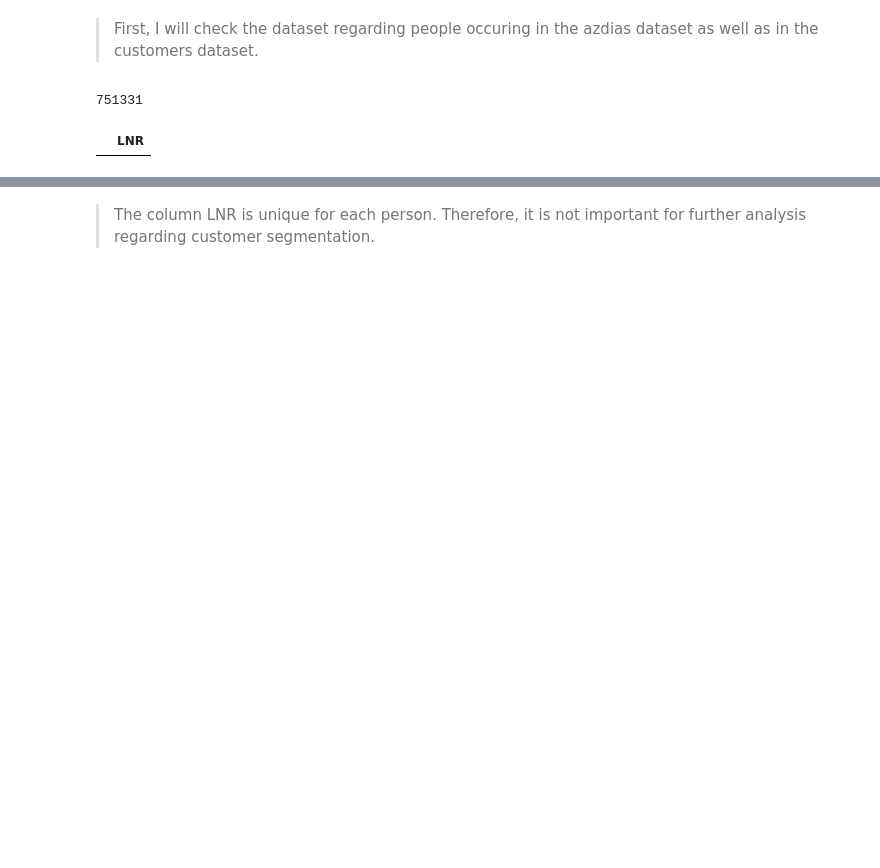
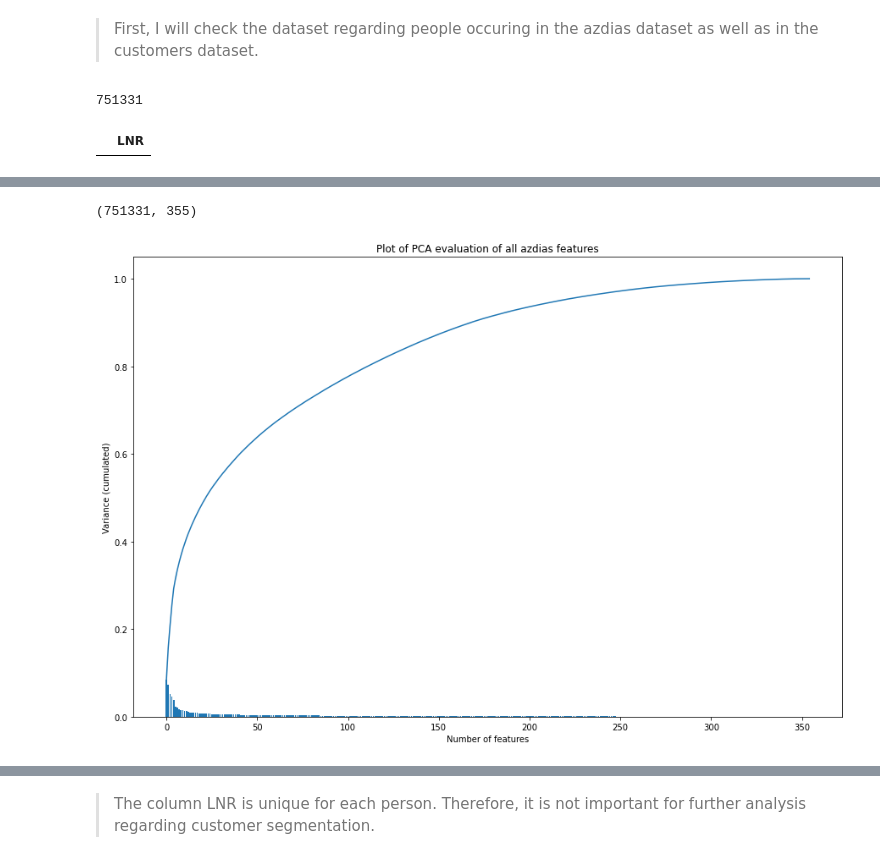
Before and after one commit to the-m8/Travelling_to_Seattle_Accomodations, a Jupyter notebook: Project_4/Arvato Project Workbook.ipynb, the cells around one changed output, grey strips where cells are left out. Cells and saved outputs as stored; diff of their text form; code cells hidden in the pictures; blank space fills up the shorter version.

```diff
--- a/Project_4/Arvato Project Workbook.ipynb
+++ b/Project_4/Arvato Project Workbook.ipynb
@@ -558,0 +677,4 @@ people_df[people_df.duplicated() == True]
+# %%
+azdias_new = prepare_columns(azdias_clean)
+# %%
+azdias_new = perform_scaling(azdias_new)
@@ -558,0 +743,34 @@ people_df[people_df.duplicated() == True]
+# %%
+def pca_features(df, n_components = None):
+    '''
+    INPUT:
+    df - (pandas dataframe) df as defined at the top of the notebook
+    n_components - number of components to keep. Default = None
+
+    OUTPUT:
+    pca_trans - (array) Projection of X in the first principal components,
+    where n_samples is the number of samples and n_components is the number of the components.
+    pca_fit - (array) instance itself
+
+    '''
+    pca_fit = PCA(n_components).fit(df)
+    pca_trans = pca_fit.transform(df)
+
+    return pca_trans, pca_fit
+# %%
+azdias_trans, azdias_fit = pca_features(azdias_new)
+# %%
+azdias_trans.shape
+# %% [output]
+(751331, 355)
+# %%
+plt.figure(figsize=(15, 10))
+ax = plt.subplot()
+ax.bar(np.arange(len(azdias_fit.explained_variance_ratio_)), azdias_fit.explained_variance_ratio_)
+ax.plot(np.cumsum(azdias_fit.explained_variance_ratio_))
+
+ax.set_xlabel('Number of features')
+ax.set_ylabel('Variance (cumulated)')
+plt.title('Plot of PCA evaluation of all azdias features');
+# %% [output]
+[figure, added]
```
Also changed, not shown: parts of 112 cells of this notebook.
